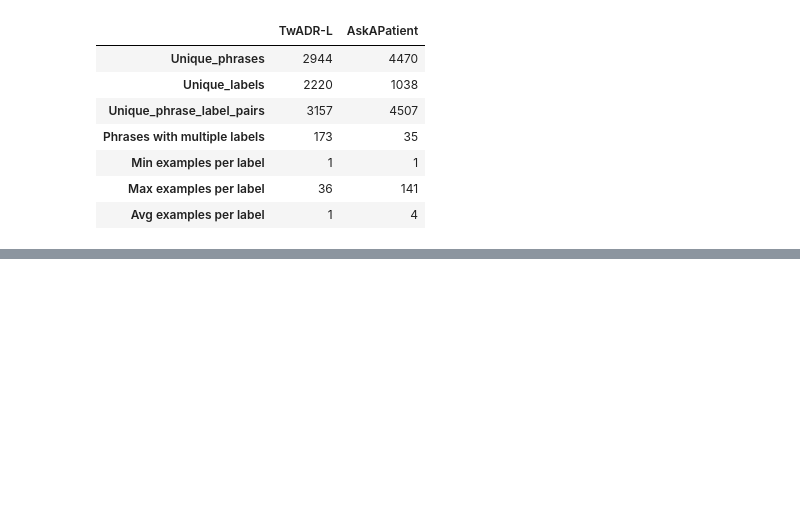
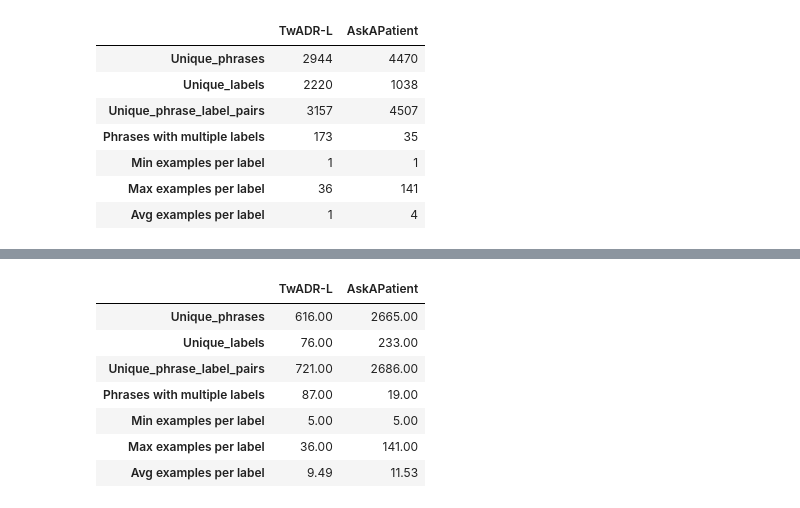
Before and after one commit to Shanmukh451/shanmukhanadh_INFO5502_sPRING2022, a Jupyter notebook: lab_assignment_03_(2).ipynb, the cells around one changed output, grey strips where cells are left out. Saved outputs shown, nothing was run; the diff lists cells and outputs as text; code cells hidden in the pictures; blank space fills up the shorter version.

```diff
--- a/lab_assignment_03_(2).ipynb
+++ b/lab_assignment_03_(2).ipynb
@@ -171,51 +174,51 @@ mymyresult_df
 # %%
 import pandas as pd
 import glob
-mymyresult_df = pd.DataFrame()
+r_fd = pd.DataFrame()
+# we iterate through both datasets
+for dataset in ['TwADR-L', 'AskAPatient']:
+    fd = pd.DataFrame()
+    r = {}
+    for filepath in glob.glob('/content/datasets/{}/*.txt'.format(dataset)):
+        #print(filepath)
+        data = pd.read_csv(filepath, sep = "\t", header = None, encoding= 'unicode_escape')
+        fd = fd.append(data)
+    # we create combined dataframe by combining Each dataset text files.
+    fd = fd.reset_index(drop=True)
+    fd['phrase_label'] = fd[1] + " " + fd[2]
+    fd.columns = ['id', 'labels', 'phrases', 'phrase-label']
+    #print(fd.shape)
+    fd = fd.astype({"id": str})
+    # converting to lower case
+    for columns in fd.columns:
+        fd[columns] = fd[columns].str.lower()
 
-for dataset in ['TwADR-L', 'AskAPatient']:
-    df = pd.DataFrame()
-    myresult = {}
-    for filepath in glob.glob('/content/drive/MyDrive/datasets/{}/*.txt'.format(dataset)):
-
-        data = pd.read_csv(filepath, sep = "\t", header = None, encoding= 'unicode_escape')
-        df = df.append(data)
-
-    df = df.reset_index(drop=True)
-    df['phrase_label'] = df[1] + " " + df[2]
-    df.columns = ['id', 'labels', 'phrases', 'phrase-label']
-
-    df = df.astype({"id": str})
-
-    for columns in df.columns:
-        df[columns] = df[columns].str.lower()
-
-
-    df = df.drop_duplicates('phrase-label')
+    # we drop duplicates that are phrase-label pairs...
+    fd = fd.drop_duplicates('phrase-label')
 
     index_list = []
-    for i in range(df.shape[0]):
-        if df['labels'].value_counts()[df.iloc[i]['labels']] < 5:
+    for i in range(fd.shape[0]):
+        if fd['labels'].value_counts()[fd.iloc[i]['labels']] < 5:
             index_list.append(i)
 
+    # we drop the labels that have less than count of 5.
+    fd.drop(fd.index[index_list], inplace=True)
+    r = {}
+    # storing rs of the table in dictionary
+    r['Unique_phrases'] = len(fd['phrases'].unique())
+    r['Unique_labels'] = len(fd['labels'].unique())
+    r['Unique_phrase_label_pairs'] = fd.shape[0]
+    fd1 = pd.DataFrame(fd['phrases'].value_counts())
+    r['Phrases with multiple labels'] = fd1[fd1['phrases'] > 1].shape[0]
+    r['Min examples per label'] = fd['labels'].value_counts().values.min()
+    r['Max examples per label'] = fd['labels'].value_counts().values.max()
+    r['Avg examples per label'] = round(fd['labels'].value_counts().mean(), 2)
+    # appending dictinary to dataframe
+    r_fd = r_fd.append(r, ignore_index=True)
 
-    df.drop(df.index[index_list], inplace=True)
-    myresult = {}
+r_fd = r_fd.T
+#r_fd = r_fd.astype({0: str, 1: str})
+r_fd.columns = ['TwADR-L', 'AskAPatient']
 
-    myresult['Unique_phrases'] = len(df['phrases'].unique())
-    myresult['Unique_labels'] = len(df['labels'].unique())
-    myresult['Unique_phrase_label_pairs'] = df.shape[0]
-    df1 = pd.DataFrame(df['phrases'].value_counts())
-    myresult['Phrases with multiple labels'] = df1[df1['phrases'] > 1].shape[0]
-    myresult['Min examples per label'] = df['labels'].value_counts().values.min()
-    myresult['Max examples per label'] = df['labels'].value_counts().values.max()
-    myresult['Avg examples per label'] = round(df['labels'].value_counts().mean(), 2)
-
-    mymyresult_df = mymyresult_df.append(myresult, ignore_index=True)
-
-mymyresult_df = mymyresult_df.T
-
-mymyresult_df.columns = ['TwADR-L', 'AskAPatient']
-
-mymyresult_df
+r_fd
 # %% [output]
@@ -222,0 +225,8 @@ KeyError: ignored
+|  | TwADR-L | AskAPatient |
+| Unique_phrases | 616.00 | 2665.00 |
+| Unique_labels | 76.00 | 233.00 |
+| Unique_phrase_label_pairs | 721.00 | 2686.00 |
+| Phrases with multiple labels | 87.00 | 19.00 |
+| Min examples per label | 5.00 | 5.00 |
+| Max examples per label | 36.00 | 141.00 |
+| Avg examples per label | 9.49 | 11.53 |
```
Also changed, not shown: parts of 2 cells of this notebook.
